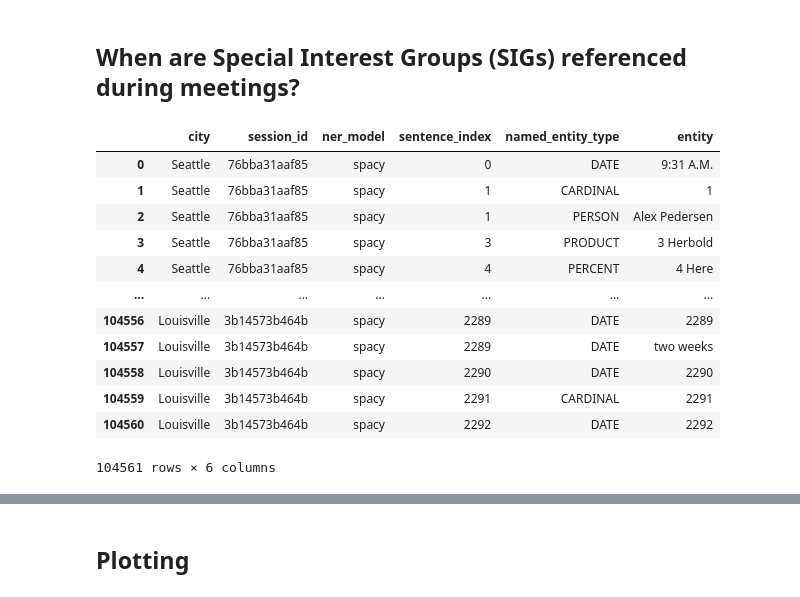
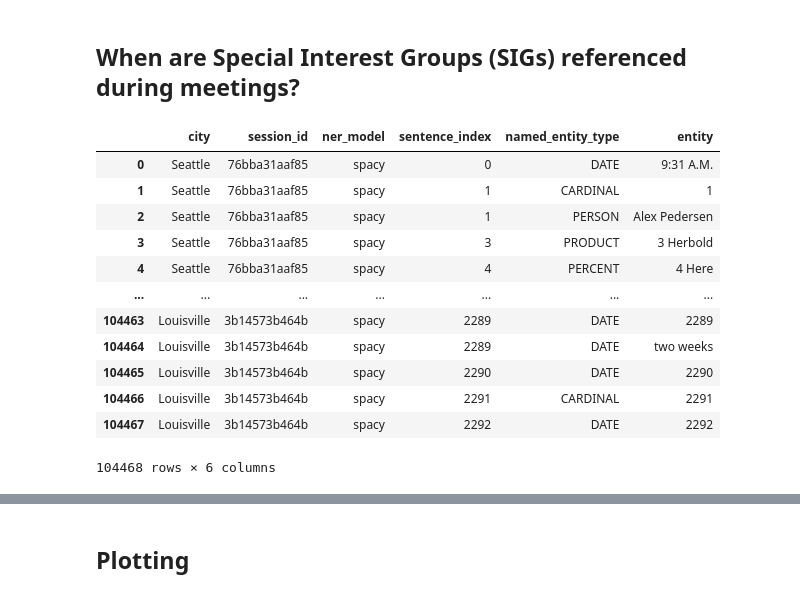
Before and after one commit to PugetSoundClinic-PIT/sig-cdp, a Jupyter notebook: week-4/Week4AngelZhou.ipynb, the cells around one changed output, grey strips where cells are left out. Cells and saved outputs as stored; diff of their text form; code cells hidden in the pictures.

```diff
--- a/week-4/Week4AngelZhou.ipynb
+++ b/week-4/Week4AngelZhou.ipynb
@@ -39,41 +39,41 @@ nlp = spacy.load("en_core_web_sm")
 temp_rows = []
 # city = {"Seattle": Seattle_220901_221201}
 city = {"Seattle": Seattle_220901_221201, "Oakland": Oakland_220901_221201, "Louisville": Louisville_220901_221201}
 
 for ct, ct_df in city.items():
     # f = city['ct']
     for t in range(len(ct_df)):
         example_session = ct_df.iloc[t]
         # print(example_session)
         sentences = pd.read_csv(example_session.transcript_as_csv_path)
         # can't drop the rows where "text" is NA
-        # sentences = sentences.dropna(subset=["text"])
-        sentences["text"] = sentences["text"].fillna("NaN")
+        sentences = sentences.dropna(subset=["text"])
+        # sentences["text"] = sentences["text"].fillna("NaN")
         # print(sentences)
         # Process sentences in the text column
         for i in sentences.index:
             # spacy
             doc = nlp(sentences[sentences["index"] == i].text.to_string())
             # doc = nlp(sentences["text"][i])
             # print(doc, sentences.index[i])
             for entity in doc.ents:
-                temp_rows.append([ct, example_session["id"], "spacy", sentences.index[i], entity.label_, entity.text])
+                temp_rows.append([ct, example_session["id"], "spacy", i, entity.label_, entity.text])
 
 res_df = pd.DataFrame(temp_rows, columns=["city", "session_id", "ner_model", "sentence_index", "named_entity_type", "entity"])
 res_df
 # %% [output]
 |  | city | session_id | ner_model | sentence_index | named_entity_type | entity |
 | 0 | Seattle | 76bba31aaf85 | spacy | 0 | DATE | 9:31 A.M. |
 | 1 | Seattle | 76bba31aaf85 | spacy | 1 | CARDINAL | 1 |
 | 2 | Seattle | 76bba31aaf85 | spacy | 1 | PERSON | Alex Pedersen |
 | 3 | Seattle | 76bba31aaf85 | spacy | 3 | PRODUCT | 3 Herbold |
 | 4 | Seattle | 76bba31aaf85 | spacy | 4 | PERCENT | 4 Here |
 | ... | ... | ... | ... | ... | ... | ... |
-| 104556 | Louisville | 3b14573b464b | spacy | 2289 | DATE | 2289 |
-| 104557 | Louisville | 3b14573b464b | spacy | 2289 | DATE | two weeks |
-| 104558 | Louisville | 3b14573b464b | spacy | 2290 | DATE | 2290 |
-| 104559 | Louisville | 3b14573b464b | spacy | 2291 | CARDINAL | 2291 |
-| 104560 | Louisville | 3b14573b464b | spacy | 2292 | DATE | 2292 |
+| 104463 | Louisville | 3b14573b464b | spacy | 2289 | DATE | 2289 |
+| 104464 | Louisville | 3b14573b464b | spacy | 2289 | DATE | two weeks |
+| 104465 | Louisville | 3b14573b464b | spacy | 2290 | DATE | 2290 |
+| 104466 | Louisville | 3b14573b464b | spacy | 2291 | CARDINAL | 2291 |
+| 104467 | Louisville | 3b14573b464b | spacy | 2292 | DATE | 2292 |
-104561 rows × 6 columns
+104468 rows × 6 columns
 # %%
 # save res_df to csv file
```
Also changed, not shown: parts of 7 cells of this notebook.
